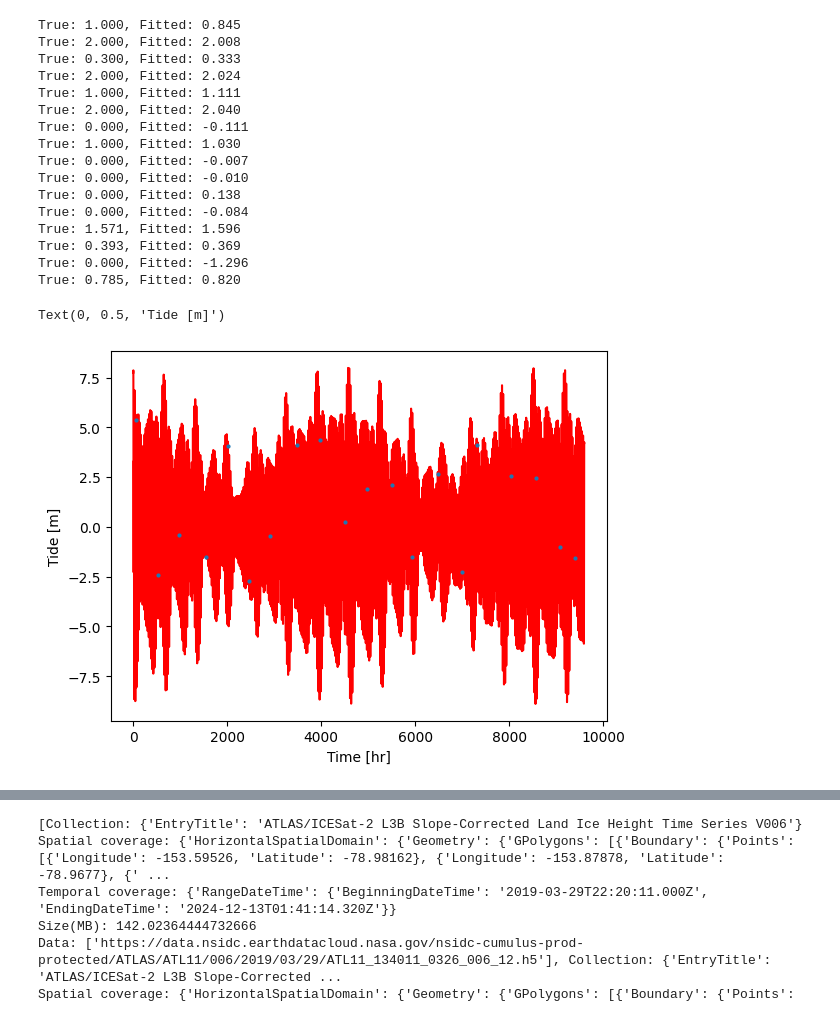
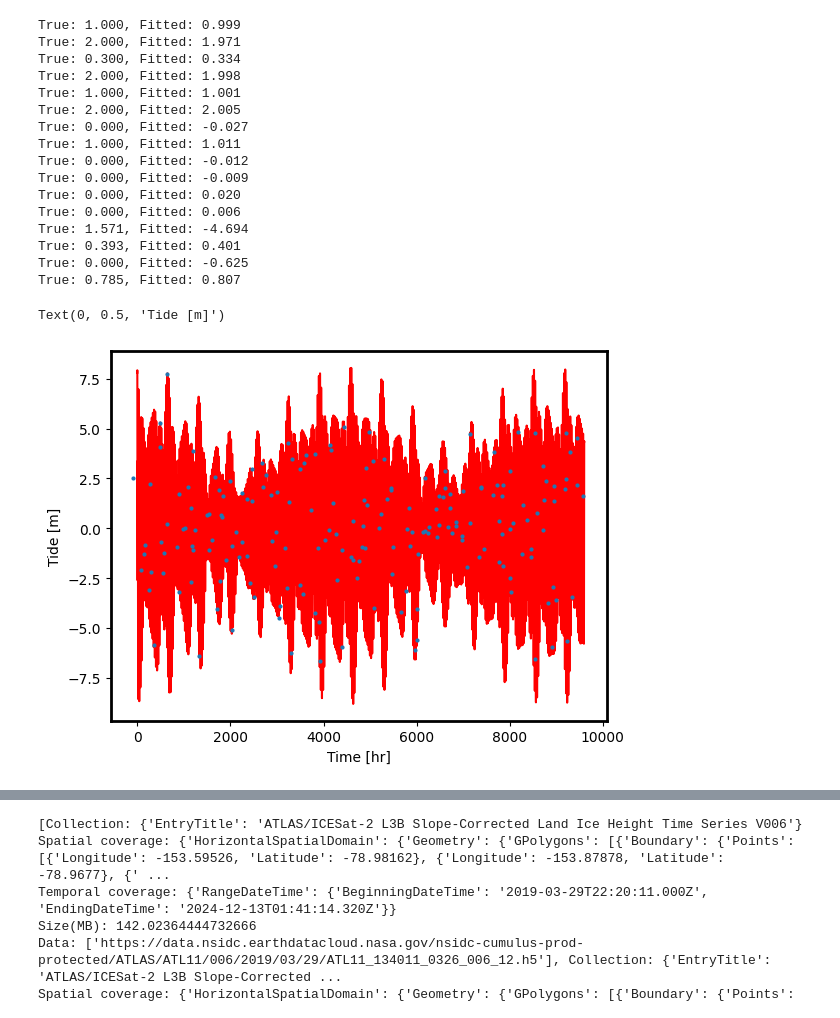
Before and after one commit to zsk4/harmonic-analysis, a Jupyter notebook: notebooks/ha.ipynb, the cells around one changed output, grey strips where cells are left out. Cells and saved outputs as stored; diff of their text form; code cells hidden in the pictures.

```diff
--- a/notebooks/ha.ipynb
+++ b/notebooks/ha.ipynb
@@ -90,47 +94,47 @@ def residuals(parameters, t, data, periods):
     """
     return tide_model(t, periods, parameters) - data
 # %%
-step = T_swot  # hrs
+step = T_swot // 10  # hrs
 t = np.arange(0, 400 * 24, step)
 t = t + np.random.normal(0, 100, len(t))  # Nonuniform sampling
 periods = [constituents[c] for c in constituents]
 true_values = [1, 2, 0.3, 2, 1, 2, 0, 1, 0, 0, 0, 0, np.pi / 2, np.pi / 8, 0, np.pi / 4]
 
 synthetic_data = tide_model(t, periods, true_values) + np.random.normal(0, 0.2, len(t))
 
 initial_guess = [1, 1, 1, 1, 1, 1, 1, 1, 0, 0, 0, 0, 0, 0, 0, 0]
 fit = least_squares(residuals, initial_guess, args=(t, synthetic_data, periods))
 
 # Print real and fitted parameters
 for true, fitted in zip(true_values, fit.x):
     print(f"True: {true:.3f}, Fitted: {fitted:.3f}")
 
 fig, ax = plt.subplots()
 ax.scatter(t, synthetic_data, s=4)
 fit_times = np.arange(0, 400 * 24, 0.1)
 fit_tide = tide_model(fit_times, periods, fit.x)
 ax.plot(fit_times, fit_tide, color="red", zorder=0)
 ax.set_xlabel("Time [hr]")
 ax.set_ylabel("Tide [m]")
 # %% [output]
-True: 1.000, Fitted: 0.845
-True: 2.000, Fitted: 2.008
-True: 0.300, Fitted: 0.333
-True: 2.000, Fitted: 2.024
-True: 1.000, Fitted: 1.111
-True: 2.000, Fitted: 2.040
-True: 0.000, Fitted: -0.111
-True: 1.000, Fitted: 1.030
-True: 0.000, Fitted: -0.007
-True: 0.000, Fitted: -0.010
-True: 0.000, Fitted: 0.138
-True: 0.000, Fitted: -0.084
-True: 1.571, Fitted: 1.596
-True: 0.393, Fitted: 0.369
-True: 0.000, Fitted: -1.296
-True: 0.785, Fitted: 0.820
+True: 1.000, Fitted: 0.999
+True: 2.000, Fitted: 1.971
+True: 0.300, Fitted: 0.334
+True: 2.000, Fitted: 1.998
+True: 1.000, Fitted: 1.001
+True: 2.000, Fitted: 2.005
+True: 0.000, Fitted: -0.027
+True: 1.000, Fitted: 1.011
+True: 0.000, Fitted: -0.012
+True: 0.000, Fitted: -0.009
+True: 0.000, Fitted: 0.020
+True: 0.000, Fitted: 0.006
+True: 1.571, Fitted: -4.694
+True: 0.393, Fitted: 0.401
+True: 0.000, Fitted: -0.625
+True: 0.785, Fitted: 0.807
 Text(0, 0.5, 'Tide [m]')
-[figure, old version]
+[figure, new version]
 # %%
 t_as_time = pd.date_range(start="2020-01-02T08:50:00", periods=len(t), freq=f"{step}h")
 # Utide analysis
```
Also changed, not shown: parts of 12 cells of this notebook, 3 other files.
